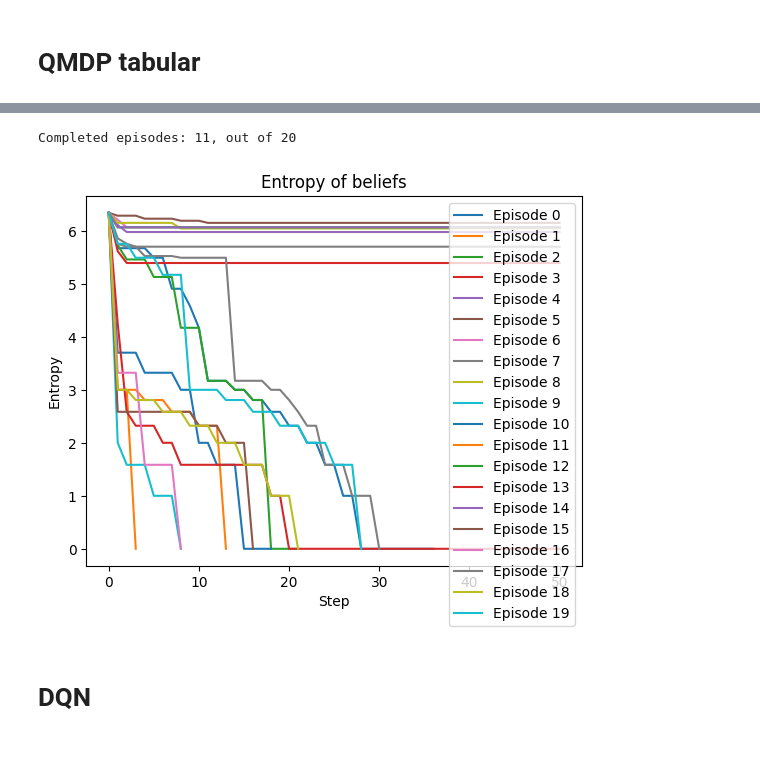
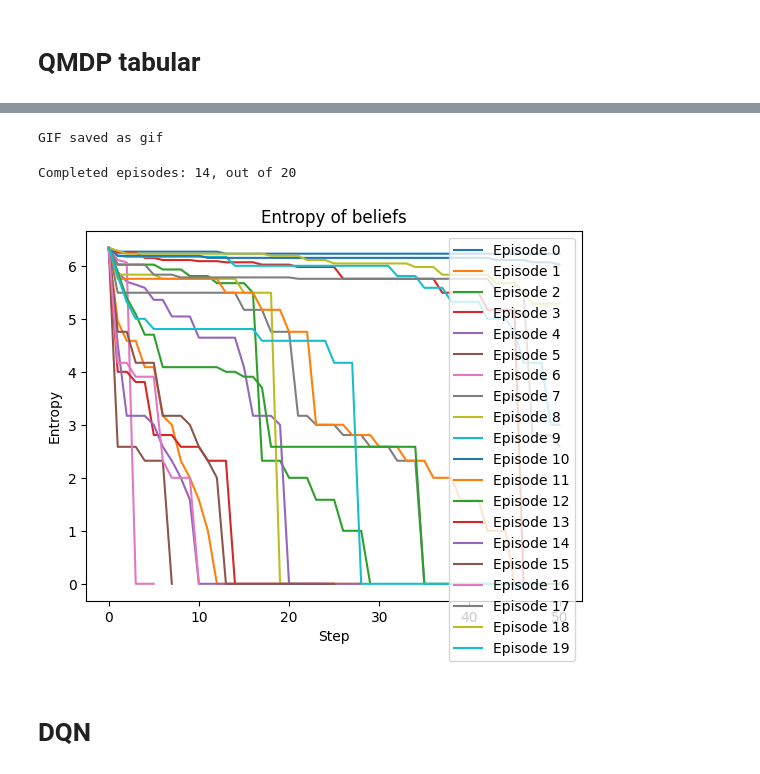
Before and after one commit to flaccagora/RoboSurgery, a Jupyter notebook: src/agents_evaluation.ipynb, the cells around one changed output, grey strips where cells are left out. Cells and saved outputs as stored; diff of their text form; code cells hidden in the pictures.

```diff
--- a/src/agents_evaluation.ipynb
+++ b/src/agents_evaluation.ipynb
@@ -40,7 +40,7 @@ lenO = len(obs)
 # %%
 from agents.infotaxis import IDS, ThetaInfotaxis
 
-#.agent = IDS(env)
-agent = ThetaInfotaxis(env)
+agent = IDS(env)
+#agent = ThetaInfotaxis(env)
 # %%
-transitions, beliefs = eval_agent("POMDP",agent,env, num_episodes=5,max_episode_steps=30, render=True)
+transitions, beliefs = eval_agent("POMDP",agent,env, num_episodes=5,max_episode_steps=30, render=False)
@@ -105,4 +80,4 @@ from agents.tabular_qlearning import Q_agent, Thompson_agent
 qagent = Q_agent(Q,env)
 tagent = Thompson_agent(Q,env)
 # %%
-transitions, beliefs = eval_agent("POMDP",qagent ,env, num_episodes=20,max_episode_steps=50,render=False)
+transitions, beliefs = eval_agent("POMDP",tagent ,env, num_episodes=20,max_episode_steps=50,render=True)
@@ -109,8 +290,12 @@ transitions, beliefs = eval_agent("POMDP",qagent ,env, num_episodes=20,max_episo
+# %%
+env.save_gif()
+# %% [output]
+GIF saved as gif
 # %%
-all_data(transitions, beliefs)
+all_data(transitions, beliefs, path="plots/Thompson")
 # %% [output]
-Completed episodes: 11, out of 20
+Completed episodes: 14, out of 20
-[figure, old version]
+[figure, new version]
 # %%
 env.set_rendering()
 while True:
```
Also changed, not shown: parts of 3 cells of this notebook, 9 other files.
